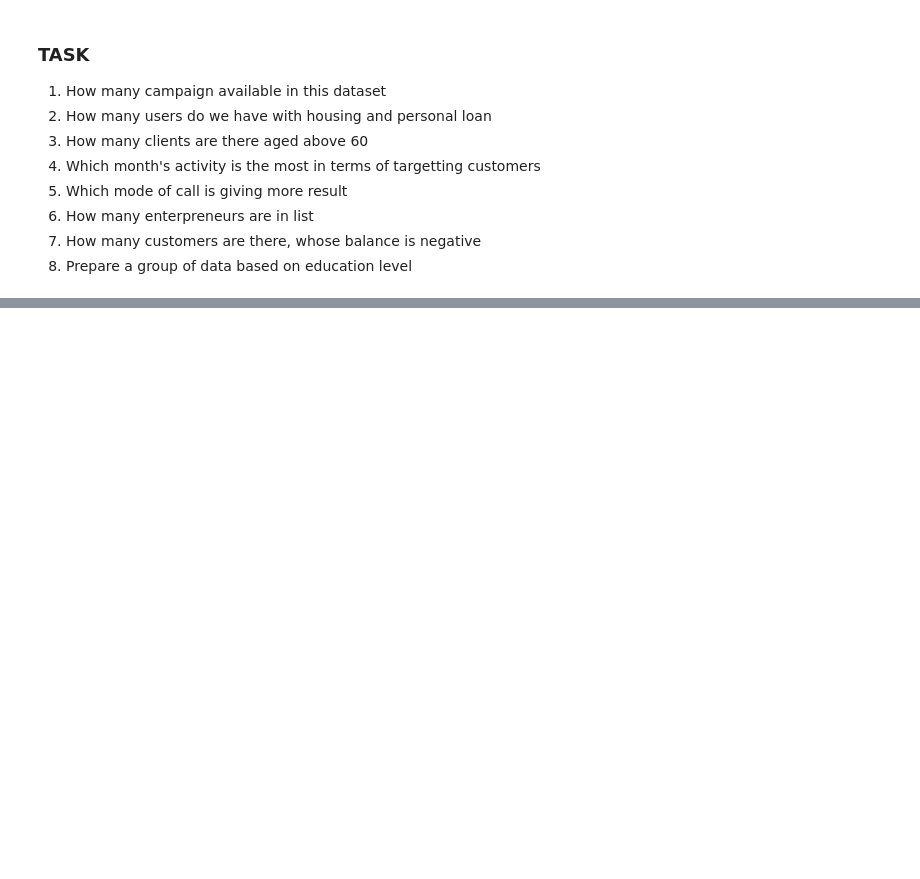
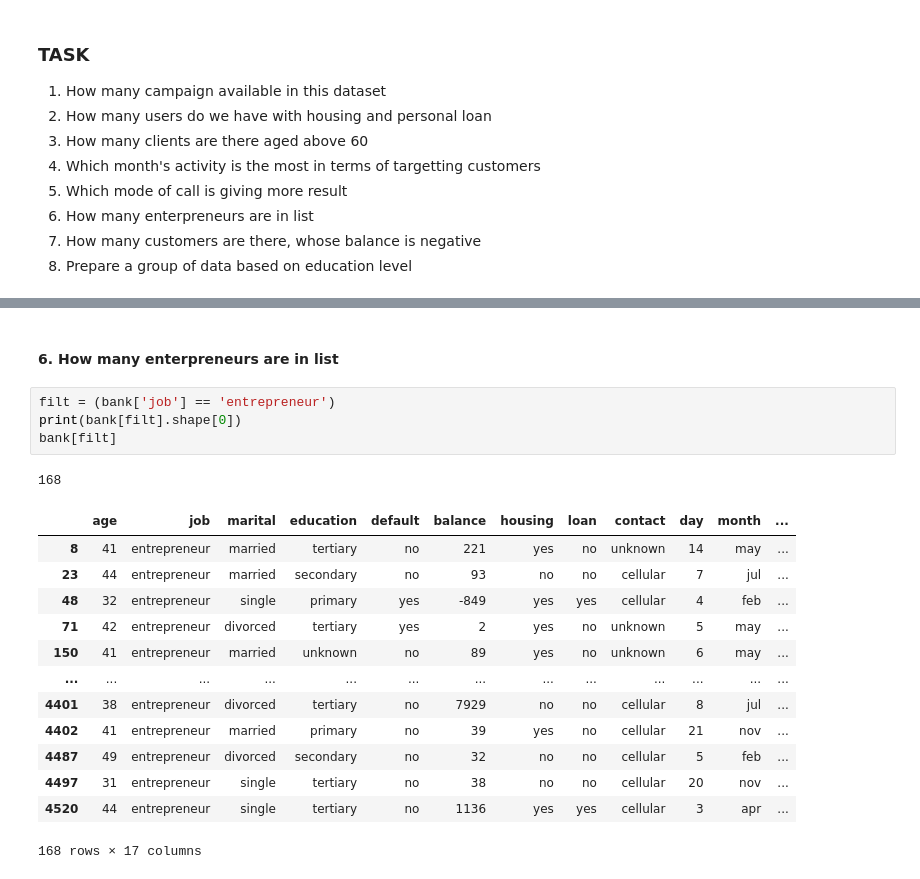
Before and after one commit to aziart/fsds, a Jupyter notebook: 01 - Python and Databases/0305 - Pandas 03.ipynb, the cells around one changed output, grey strips where cells are left out. Saved outputs shown, nothing was run; the diff lists cells and outputs as text; blank space fills up the shorter version.

```diff
--- a/01 - Python and Databases/0305 - Pandas 03.ipynb
+++ b/01 - Python and Databases/0305 - Pandas 03.ipynb
@@ -468,0 +536,21 @@ bank.describe()
+# %% [markdown]
+#### 6. How many enterpreneurs are in list
+# %%
+filt = (bank['job'] == 'entrepreneur')
+print(bank[filt].shape[0])
+bank[filt]
+# %% [output]
+168
+|  | age | job | marital | education | default | balance | housing | loan | contact | day | month | ... |
+| 8 | 41 | entrepreneur | married | tertiary | no | 221 | yes | no | unknown | 14 | may | ... |
+| 23 | 44 | entrepreneur | married | secondary | no | 93 | no | no | cellular | 7 | jul | ... |
+| 48 | 32 | entrepreneur | single | primary | yes | -849 | yes | yes | cellular | 4 | feb | ... |
+| 71 | 42 | entrepreneur | divorced | tertiary | yes | 2 | yes | no | unknown | 5 | may | ... |
+| 150 | 41 | entrepreneur | married | unknown | no | 89 | yes | no | unknown | 6 | may | ... |
+| ... | ... | ... | ... | ... | ... | ... | ... | ... | ... | ... | ... | ... |
+| 4401 | 38 | entrepreneur | divorced | tertiary | no | 7929 | no | no | cellular | 8 | jul | ... |
+| 4402 | 41 | entrepreneur | married | primary | no | 39 | yes | no | cellular | 21 | nov | ... |
+| 4487 | 49 | entrepreneur | divorced | secondary | no | 32 | no | no | cellular | 5 | feb | ... |
+| 4497 | 31 | entrepreneur | single | tertiary | no | 38 | no | no | cellular | 20 | nov | ... |
+| 4520 | 44 | entrepreneur | single | tertiary | no | 1136 | yes | yes | cellular | 3 | apr | ... |
+168 rows × 17 columns
```
Also changed, not shown: parts of 16 cells of this notebook.
